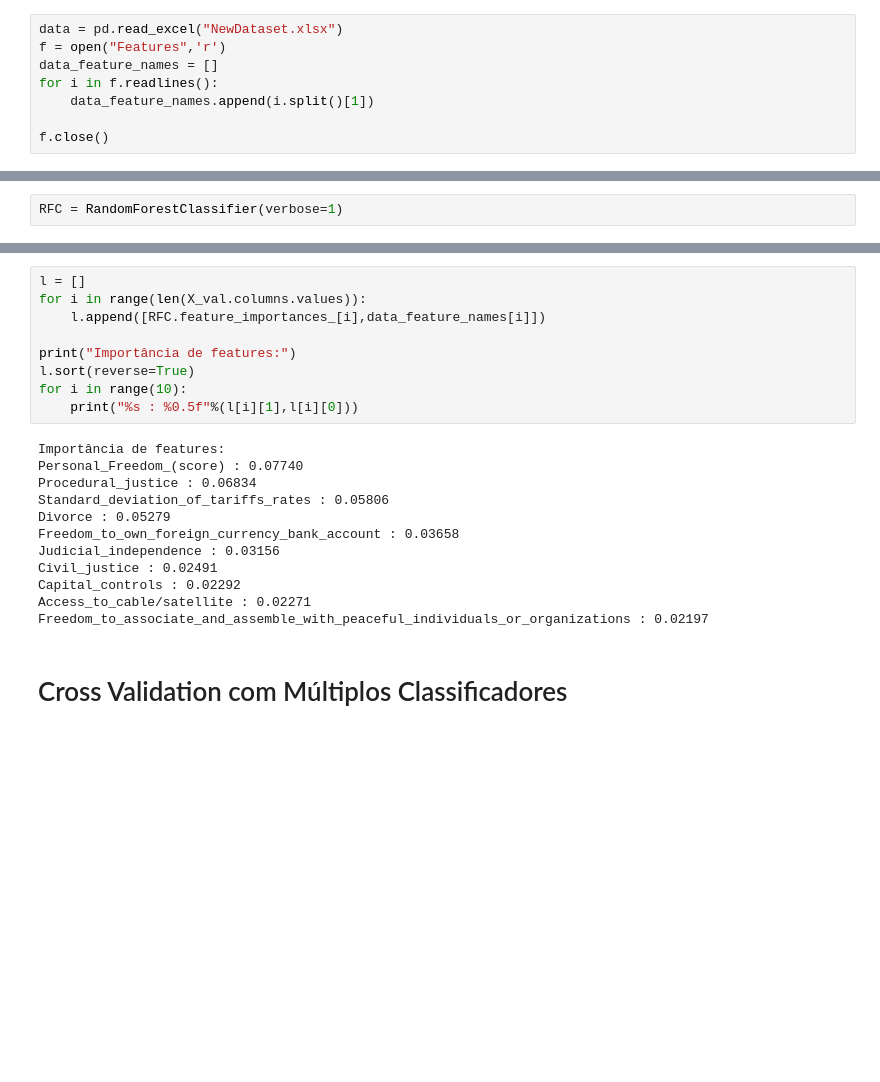
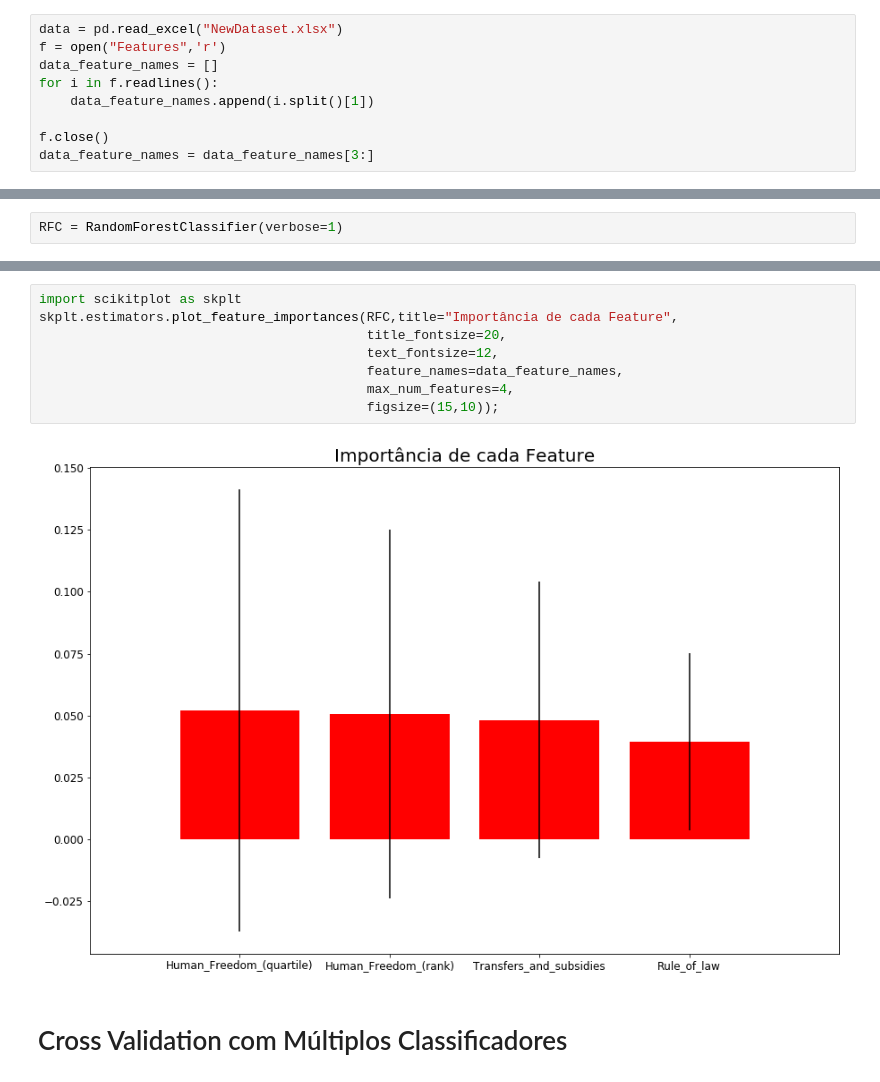
Before and after one commit to millerraycell/Team-Miracle_Machine-Learning, a Jupyter notebook: Notebook Treinado + Dataset/Dados Protótipos 2.ipynb, the cells around one changed output, grey strips where cells are left out. Cells and saved outputs as stored; diff of their text form; blank space fills up the shorter version.

```diff
--- a/Notebook Treinado + Dataset/Dados Protótipos 2.ipynb
+++ b/Notebook Treinado + Dataset/Dados Protótipos 2.ipynb
@@ -13,6 +13,7 @@ for i in f.readlines():
     data_feature_names.append(i.split()[1])
 
 f.close()
+data_feature_names = data_feature_names[3:]
 # %% [markdown]
 # Remoção de features por haver poucos países com tais informações:
 * Pf_rol_procedural = Procedural Justice
@@ -98,24 +76,13 @@ RFC.score(X_val,Y_val)
-# %%
-l = []
-for i in range(len(X_val.columns.values)):
-    l.append([RFC.feature_importances_[i],data_feature_names[i]])
-
-print("Importância de features:")
-l.sort(reverse=True)
-for i in range(10):
-    print("%s : %0.5f"%(l[i][1],l[i][0]))
-# %% [output]
-Importância de features:
-Personal_Freedom_(score) : 0.07740
-Procedural_justice : 0.06834
-Standard_deviation_of_tariffs_rates : 0.05806
-Divorce : 0.05279
-Freedom_to_own_foreign_currency_bank_account : 0.03658
-Judicial_independence : 0.03156
-Civil_justice : 0.02491
-Capital_controls : 0.02292
-Access_to_cable/satellite : 0.02271
-Freedom_to_associate_and_assemble_with_peaceful_individuals_or_organizations : 0.02197
+# %%
+import scikitplot as skplt
+skplt.estimators.plot_feature_importances(RFC,title="Importância de cada Feature",
+                                          title_fontsize=20,
+                                          text_fontsize=12,
+                                          feature_names=data_feature_names,
+                                          max_num_features=4,
+                                          figsize=(15,10));
+# %% [output]
+[figure, added]
 # %% [markdown]
 # Cross Validation com Múltiplos Classificadores
 # %%
```
Also changed, not shown: parts of 20 cells of this notebook, 1 other file.
